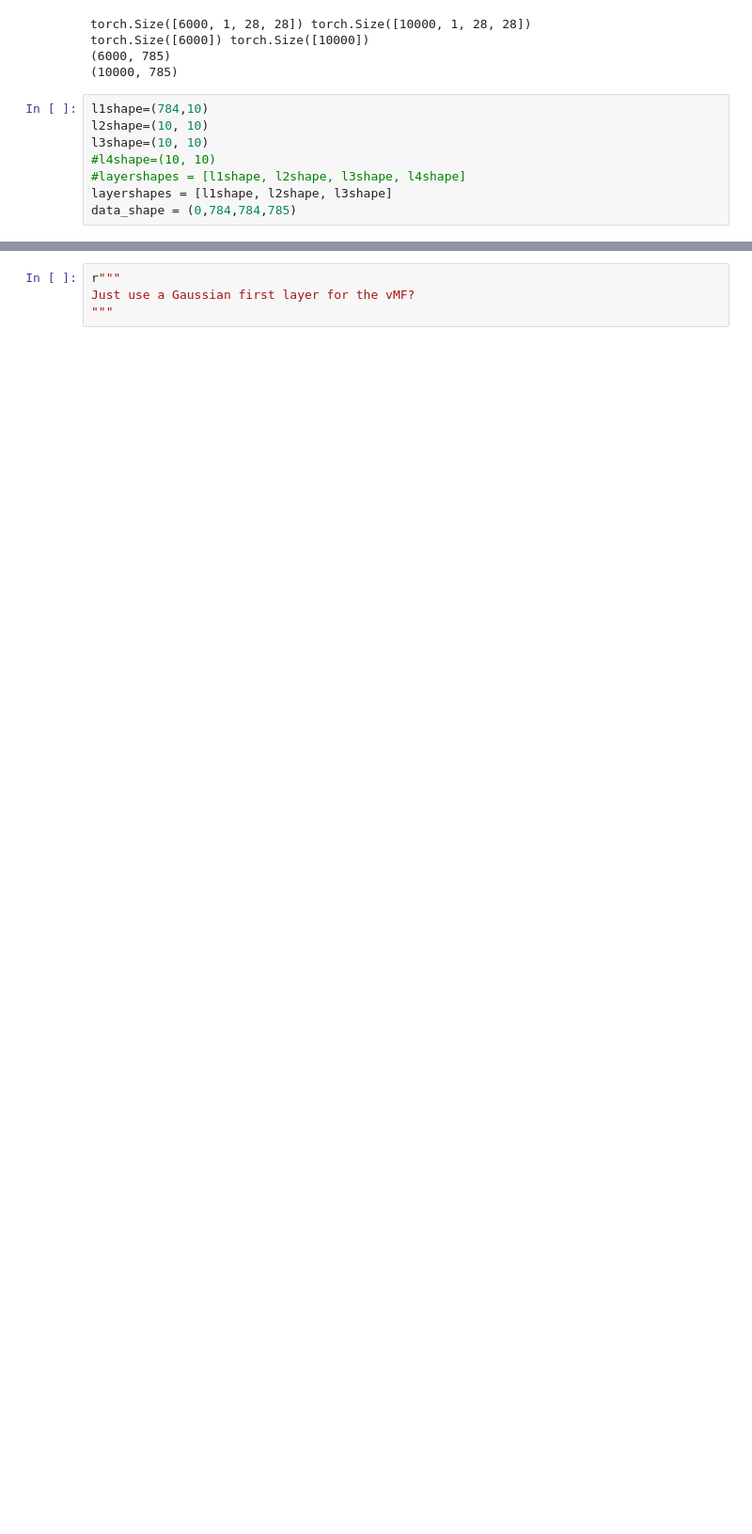
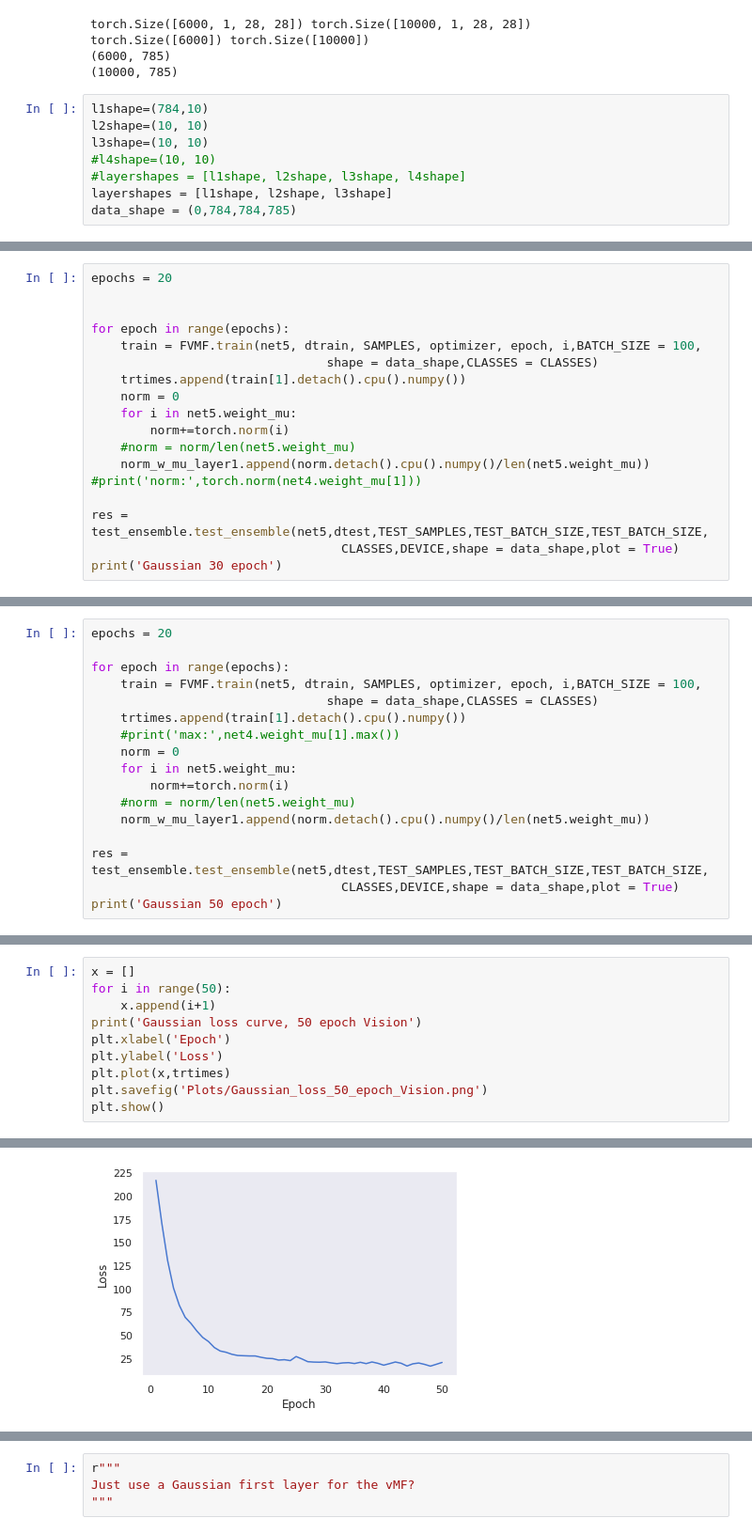
Before and after one commit to LeifMartin/BNN, a Jupyter notebook: Vision.ipynb, the cells around one changed output, grey strips where cells are left out. Shown: that part at 94% size. Drawn from its saved outputs; the diff is of its cells as text; blank space fills up the shorter version.

Commit message:
Vision experiment probably done.

```diff
--- a/Vision.ipynb
+++ b/Vision.ipynb
@@ -118,0 +209,18 @@ data_shape = (0,784,784,785)
+# %%
+epochs = 20
+
+
+for epoch in range(epochs):
+    train = FVMF.train(net5, dtrain, SAMPLES, optimizer, epoch, i,BATCH_SIZE = 100,
+                                shape = data_shape,CLASSES = CLASSES)
+    trtimes.append(train[1].detach().cpu().numpy())
+    norm = 0
+    for i in net5.weight_mu:
+        norm+=torch.norm(i)
+    #norm = norm/len(net5.weight_mu)
+    norm_w_mu_layer1.append(norm.detach().cpu().numpy()/len(net5.weight_mu))
+#print('norm:',torch.norm(net4.weight_mu[1]))
+
+res = test_ensemble.test_ensemble(net5,dtest,TEST_SAMPLES,TEST_BATCH_SIZE,TEST_BATCH_SIZE,
+                                  CLASSES,DEVICE,shape = data_shape,plot = True)
+print('Gaussian 30 epoch')
@@ -118,0 +245,17 @@ data_shape = (0,784,784,785)
+# %%
+epochs = 20
+
+for epoch in range(epochs):
+    train = FVMF.train(net5, dtrain, SAMPLES, optimizer, epoch, i,BATCH_SIZE = 100,
+                                shape = data_shape,CLASSES = CLASSES)
+    trtimes.append(train[1].detach().cpu().numpy())
+    #print('max:',net4.weight_mu[1].max())
+    norm = 0
+    for i in net5.weight_mu:
+        norm+=torch.norm(i)
+    #norm = norm/len(net5.weight_mu)
+    norm_w_mu_layer1.append(norm.detach().cpu().numpy()/len(net5.weight_mu))
+
+res = test_ensemble.test_ensemble(net5,dtest,TEST_SAMPLES,TEST_BATCH_SIZE,TEST_BATCH_SIZE,
+                                  CLASSES,DEVICE,shape = data_shape,plot = True)
+print('Gaussian 50 epoch')
@@ -118,0 +280,11 @@ data_shape = (0,784,784,785)
+# %%
+x = []
+for i in range(50):
+    x.append(i+1)
+print('Gaussian loss curve, 50 epoch Vision')
+plt.xlabel('Epoch')
+plt.ylabel('Loss')
+plt.plot(x,trtimes)
+plt.savefig('Plots/Gaussian_loss_50_epoch_Vision.png')
+plt.show()
+# %% [output]
@@ -118,0 +292 @@ data_shape = (0,784,784,785)
+[figure, added]
```
Also changed, not shown: parts of 19 cells of this notebook.
